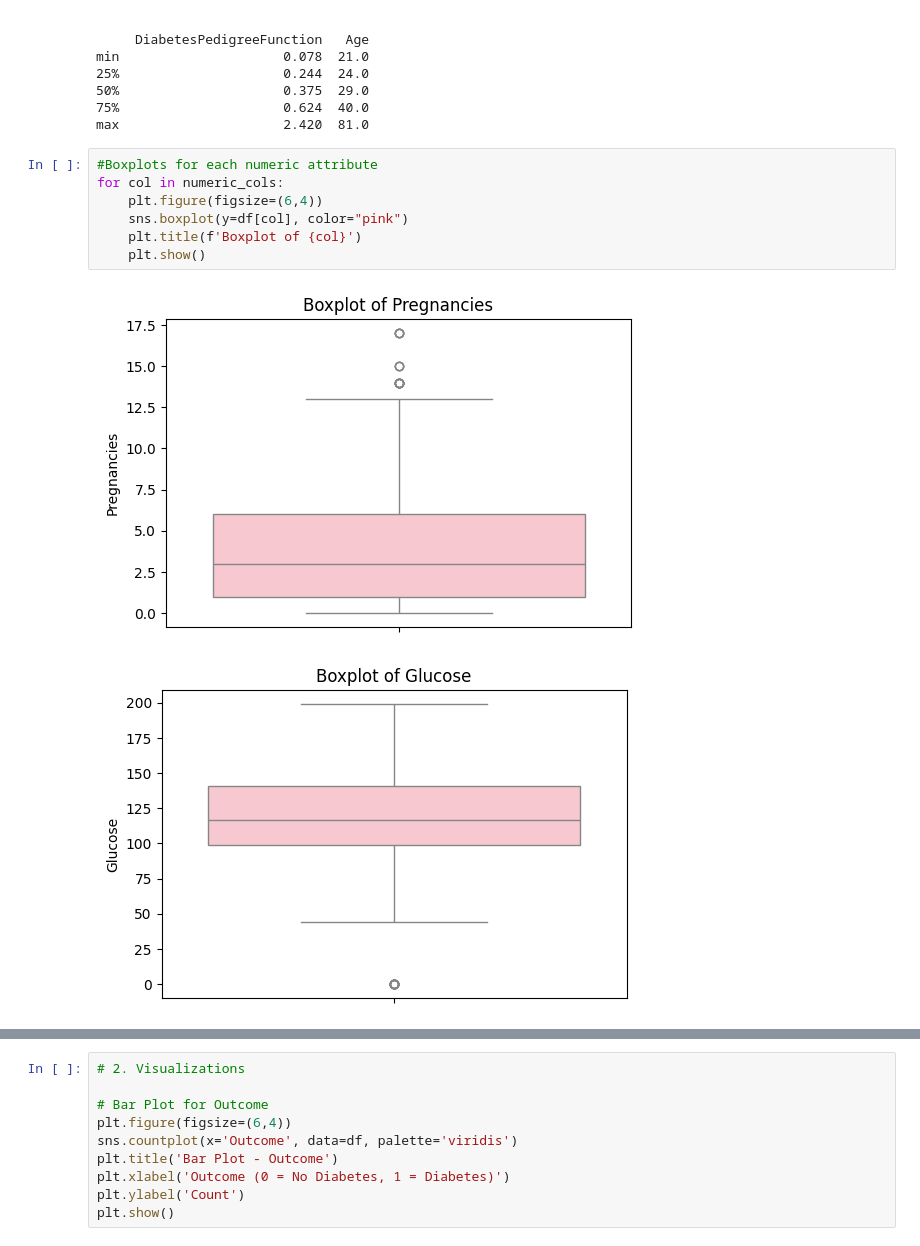
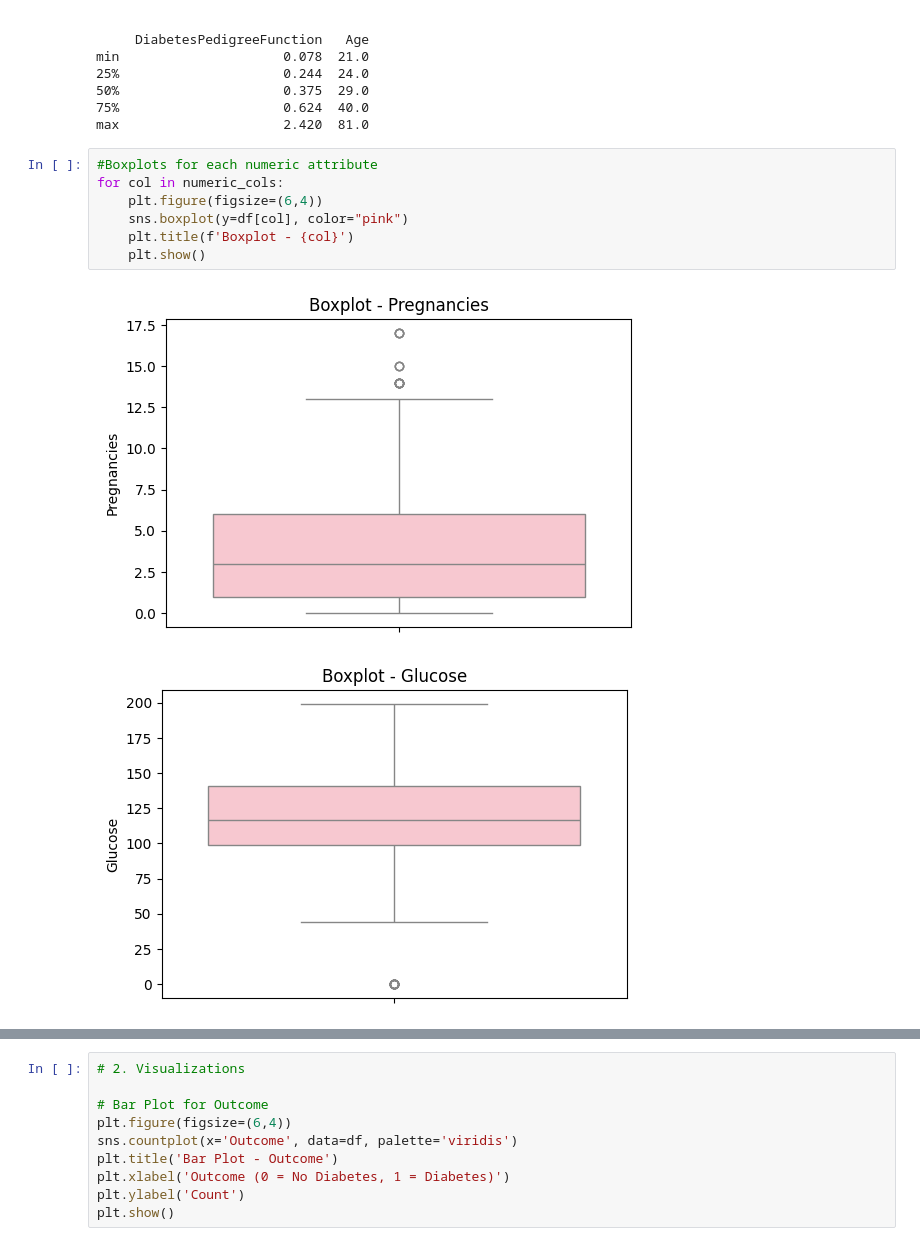
Before and after one commit to halaalduh/Diabetes-Prediction-using-Healthcare-Dataset, a Jupyter notebook: Phase2.ipynb, the cells around one changed output, grey strips where cells are left out. Drawn from its saved outputs; the diff is of its cells as text.

```diff
--- a/Phase2.ipynb
+++ b/Phase2.ipynb
@@ -60,10 +78,10 @@ max                     2.420  81.0
 # %%
 #Boxplots for each numeric attribute
 for col in numeric_cols:
     plt.figure(figsize=(6,4))
     sns.boxplot(y=df[col], color="pink")
-    plt.title(f'Boxplot of {col}')
+    plt.title(f'Boxplot - {col}')
     plt.show()
 # %% [output]
-[figure, old version]
+[figure, new version]
-[figure, old version]
+[figure, new version]
```
Also changed, not shown: parts of 3 cells of this notebook.
